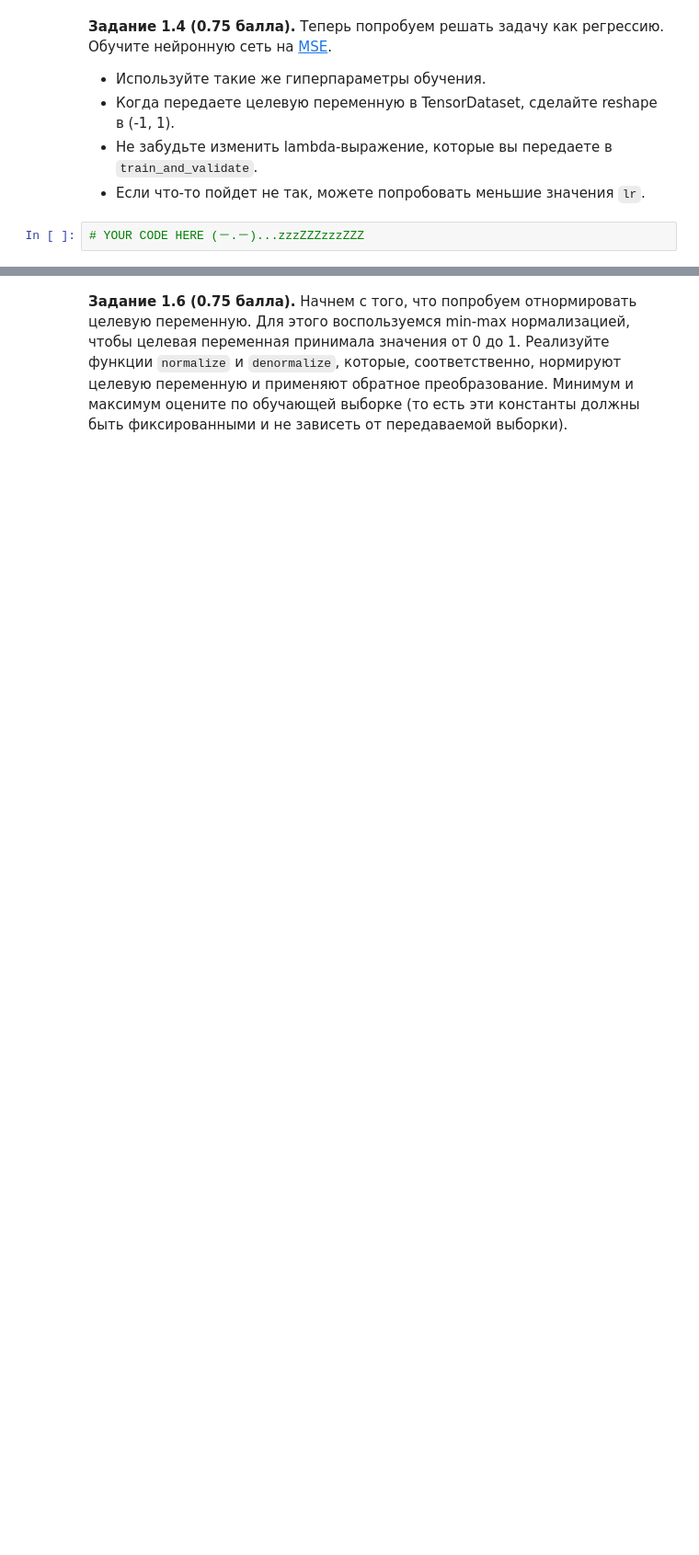
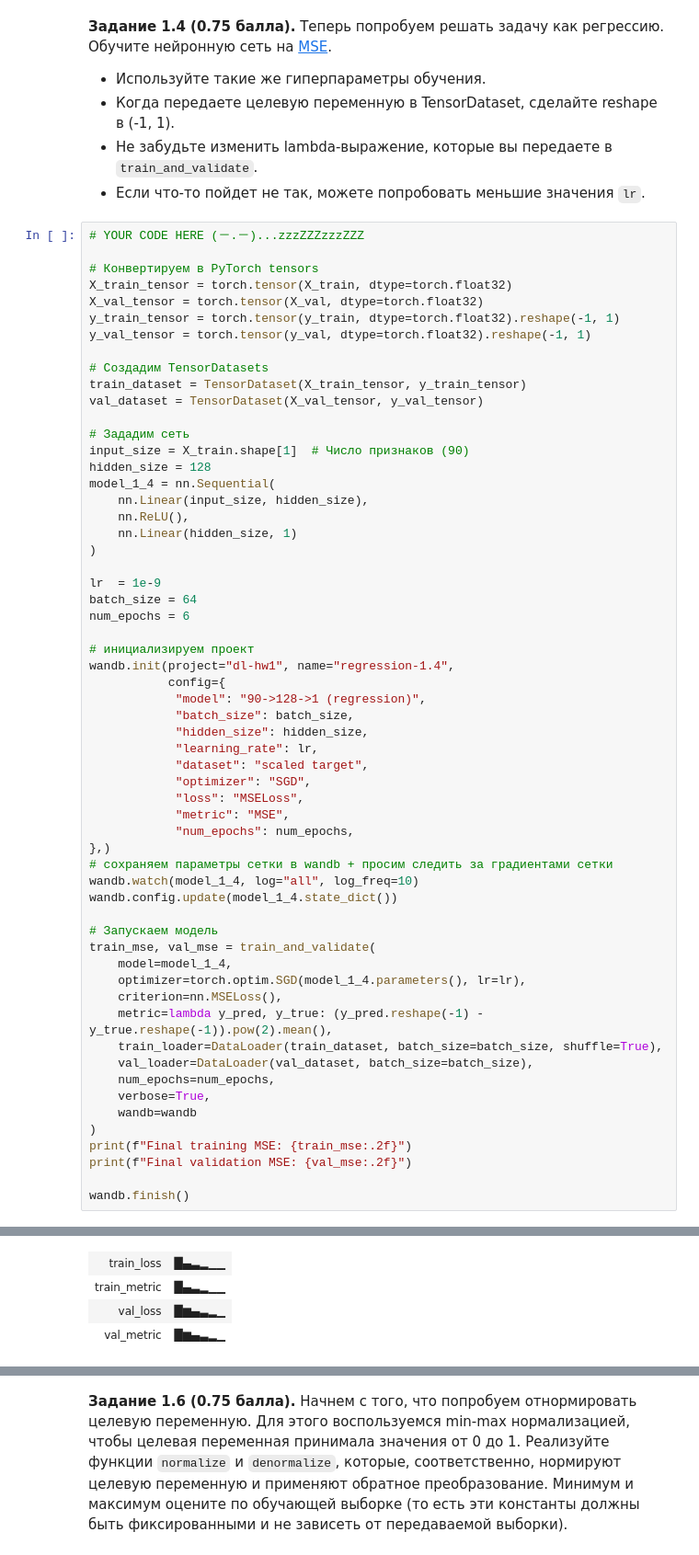
Before and after one commit to psaw/hse-ai24-dl, a Jupyter notebook: homeworks/HW1/HW1_Light.ipynb, the cells around one changed output, grey strips where cells are left out. Shown: that part at 92% size. Cells and saved outputs as stored; diff of their text form; blank space fills up the shorter version.

```diff
--- a/homeworks/HW1/HW1_Light.ipynb
+++ b/homeworks/HW1/HW1_Light.ipynb
@@ -243,3 +452,61 @@ $^1$ **Логит** &mdash; выход последнего линейного
 - Если что-то пойдет не так, можете попробовать меньшие значения `lr`.
 # %%
 # YOUR CODE HERE (－.－)...zzzZZZzzzZZZ
+
+# Конвертируем в PyTorch tensors
+X_train_tensor = torch.tensor(X_train, dtype=torch.float32)
+X_val_tensor = torch.tensor(X_val, dtype=torch.float32)
+y_train_tensor = torch.tensor(y_train, dtype=torch.float32).reshape(-1, 1)
+y_val_tensor = torch.tensor(y_val, dtype=torch.float32).reshape(-1, 1)
+
+# Создадим TensorDatasets
+train_dataset = TensorDataset(X_train_tensor, y_train_tensor)
+val_dataset = TensorDataset(X_val_tensor, y_val_tensor)
+
+# Зададим сеть
+input_size = X_train.shape[1]  # Число признаков (90)
+hidden_size = 128
+model_1_4 = nn.Sequential(
+    nn.Linear(input_size, hidden_size),
+    nn.ReLU(),
+    nn.Linear(hidden_size, 1)
+)
+
+lr  = 1e-9
+batch_size = 64
+num_epochs = 6
+
+# инициализируем проект
+wandb.init(project="dl-hw1", name="regression-1.4",
+           config={
+            "model": "90->128->1 (regression)",
+            "batch_size": batch_size,
+            "hidden_size": hidden_size,
+            "learning_rate": lr,
+            "dataset": "scaled target",
+            "optimizer": "SGD",
+            "loss": "MSELoss",
+            "metric": "MSE",
+            "num_epochs": num_epochs,
+},)
+# сохраняем параметры сетки в wandb + просим следить за градиентами сетки
+wandb.watch(model_1_4, log="all", log_freq=10)
+wandb.config.update(model_1_4.state_dict())
+
+# Запускаем модель
+train_mse, val_mse = train_and_validate(
+    model=model_1_4,
+    optimizer=torch.optim.SGD(model_1_4.parameters(), lr=lr),
+    criterion=nn.MSELoss(),
+    metric=lambda y_pred, y_true: (y_pred.reshape(-1) - y_true.reshape(-1)).pow(2).mean(),
+    train_loader=DataLoader(train_dataset, batch_size=batch_size, shuffle=True),
+    val_loader=DataLoader(val_dataset, batch_size=batch_size),
+    num_epochs=num_epochs,
+    verbose=True,
+    wandb=wandb
+)
+print(f"Final training MSE: {train_mse:.2f}")
+print(f"Final validation MSE: {val_mse:.2f}")
+
+wandb.finish()
+# %% [output]
@@ -245,0 +524,4 @@ $^1$ **Логит** &mdash; выход последнего линейного
+| train_loss | █▄▃▂▁▁ |
+| train_metric | █▄▃▂▁▁ |
+| val_loss | █▆▄▃▂▁ |
+| val_metric | █▆▄▃▂▁ |
```
Also changed, not shown: parts of 24 cells of this notebook, 3 other files.
